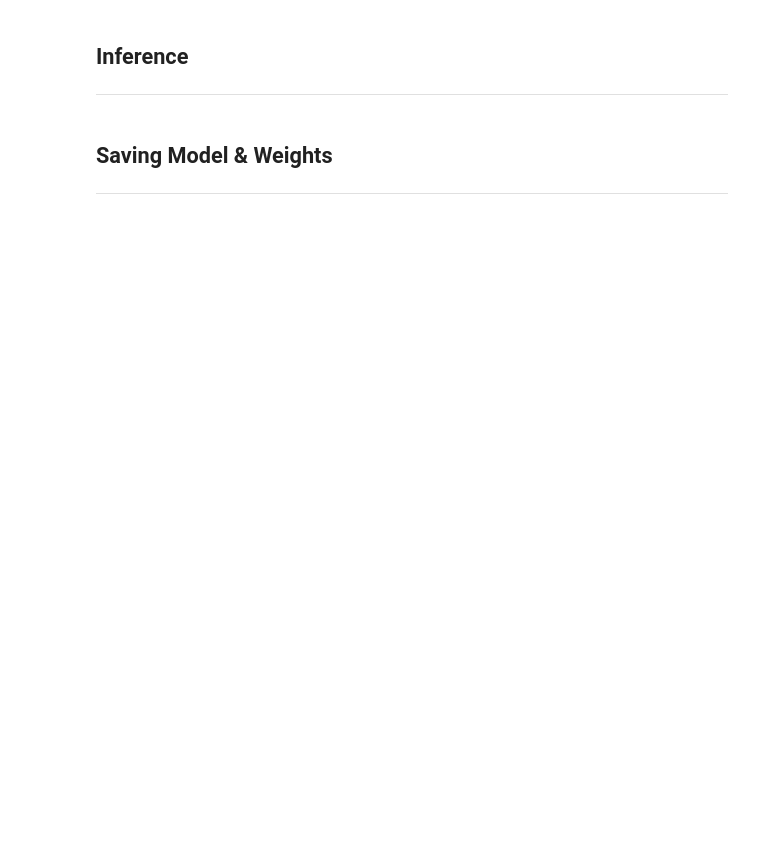
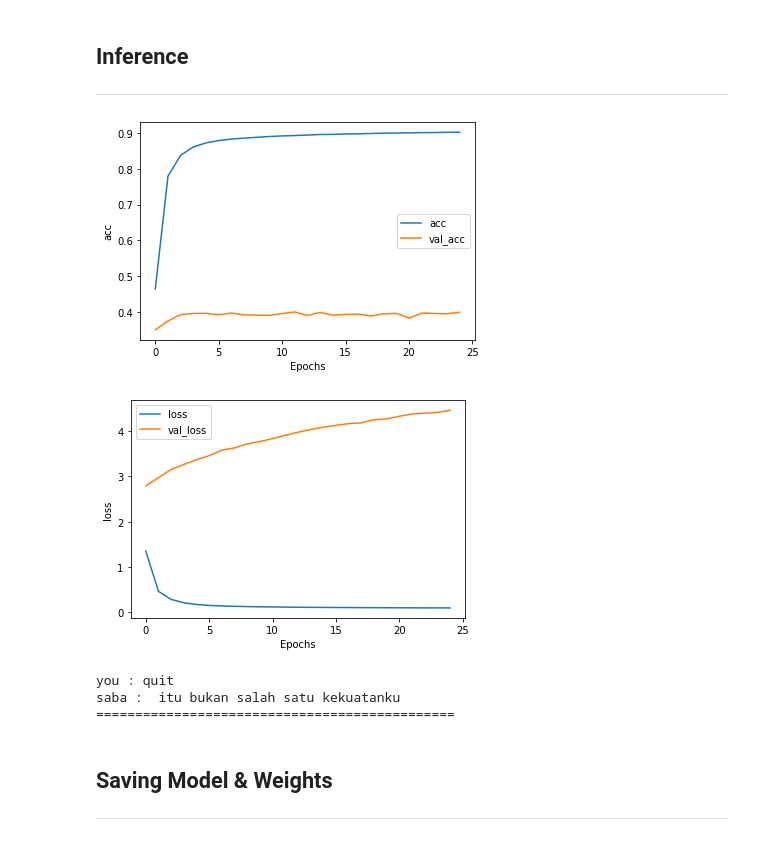
Before and after one commit to Bagoes-Heikhal/SABA, a Jupyter notebook: Machine Learning/SABA.v_00.01.ipynb, the cells around one changed output. Saved outputs shown, nothing was run; the diff lists cells and outputs as text; code cells hidden in the pictures; blank space fills up the shorter version.

Commit message:
Add plot

```diff
--- a/Machine Learning/SABA.v_00.01.ipynb
+++ b/Machine Learning/SABA.v_00.01.ipynb
@@ -35,12 +35,11 @@ Mounted at /content/drive
 ---
 # %%
 ############## Import Dataset #############
-# questions = open ('./QuestionFisika.txt', encoding = 'utf-8', errors = 'ignore').read().split('\n')
-# answers = open ('./AnswerFisika.txt', encoding = 'utf-8', errors = 'ignore').read().split('\n')
-
 ############## Untuk Drive ##################
-questions = open ('/content/drive/MyDrive/Colab Notebooks/SABA/data/QuestionFisika.txt', encoding = 'utf-8', errors = 'ignore').read().split('\n')
-answers = open ('/content/drive/MyDrive/Colab Notebooks/SABA/data/AnswerFisika.txt', encoding = 'utf-8', errors = 'ignore').read().split('\n')
+# questions = open ('/content/drive/MyDrive/Colab Notebooks/SABA/data/QuestionFisika.txt', encoding = 'utf-8', errors = 'ignore').read().split('\n')
+# answers = open ('/content/drive/MyDrive/Colab Notebooks/SABA/data/AnswerFisika.txt', encoding = 'utf-8', errors = 'ignore').read().split('\n')
+questions = open ('/content/drive/MyDrive/Colab Notebooks/SABA/data/Questions.txt', encoding = 'utf-8', errors = 'ignore').read().split('\n')
+answers = open ('/content/drive/MyDrive/Colab Notebooks/SABA/data/Answers.txt', encoding = 'utf-8', errors = 'ignore').read().split('\n')
 # %%
 ####### Cleaning text dari tanda baca dan agar seragam #######
 def clean_text(text):
@@ -210,4 +209,4 @@ model.compile(optimizer='adam',
 # %%
 ############################ Untuk Memulai Training ############################
 
-# model.fit([encoder_inp, decoder_inp], decoder_final_output, epochs=50, validation_split=0.2)
+history = model.fit([encoder_inp, decoder_inp], decoder_final_output, epochs=25, validation_split=0.2)
@@ -218,6 +235,22 @@ model.compile(optimizer='adam',
 
 
 ---
+# %%
+import matplotlib.pyplot as plt
+
+def plot_graphs(history, string):
+  plt.plot(history.history[string])
+  plt.plot(history.history['val_'+string])
+  plt.xlabel("Epochs")
+  plt.ylabel(string)
+  plt.legend([string, 'val_'+string])
+  plt.show()
+
+plot_graphs(history, "acc")
+plot_graphs(history, "loss")
+# %% [output]
+[figure, added]
+[figure, added]
 # %%
 ######### Decode  #############
 
@@ -286,16 +319,19 @@ while user_ != 'quit':
         word = inv_vocab[word_index] + ' '
         if word != '<EOS> ':
             decoded += word
-        if word == '<EOS> ' or len(decoded.split()) > max_input_len:
+        if word == '<EOS> ' or len(decoded.split()) > 13:
             stop_condition = True
 
         target_seq = np.zeros((1 , 1))
         target_seq[0 , 0] = word_index
         states_value = [h, c]
 
-    print("user :", user_)
-    print("chatbot attention : ", decoded)
+    print("saba : ", decoded)
     print("==============================================")
+# %% [output]
+you : quit
+saba :  itu bukan salah satu kekuatanku
+==============================================
 # %% [markdown]
 **Saving Model & Weights**
 ---
```
Also changed, not shown: parts of 6 cells of this notebook, 1 other file.
